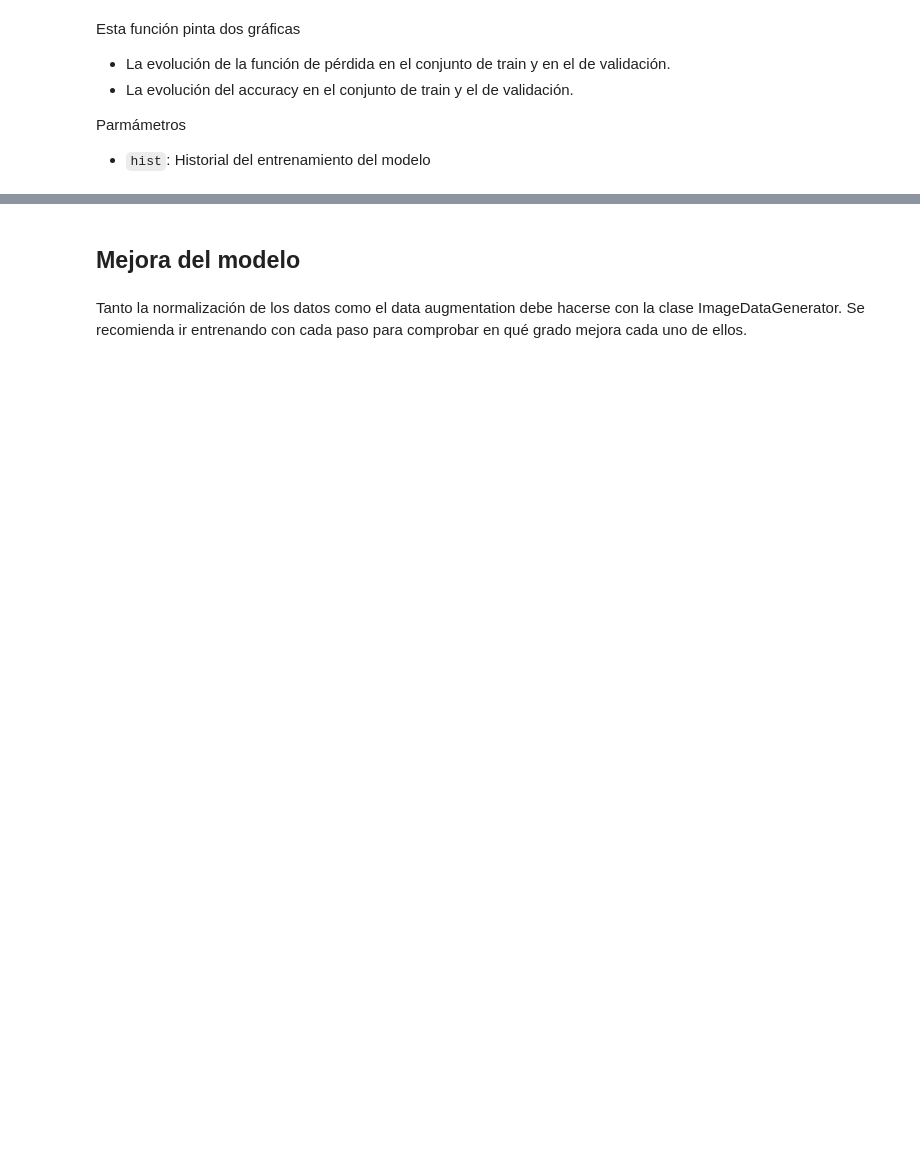
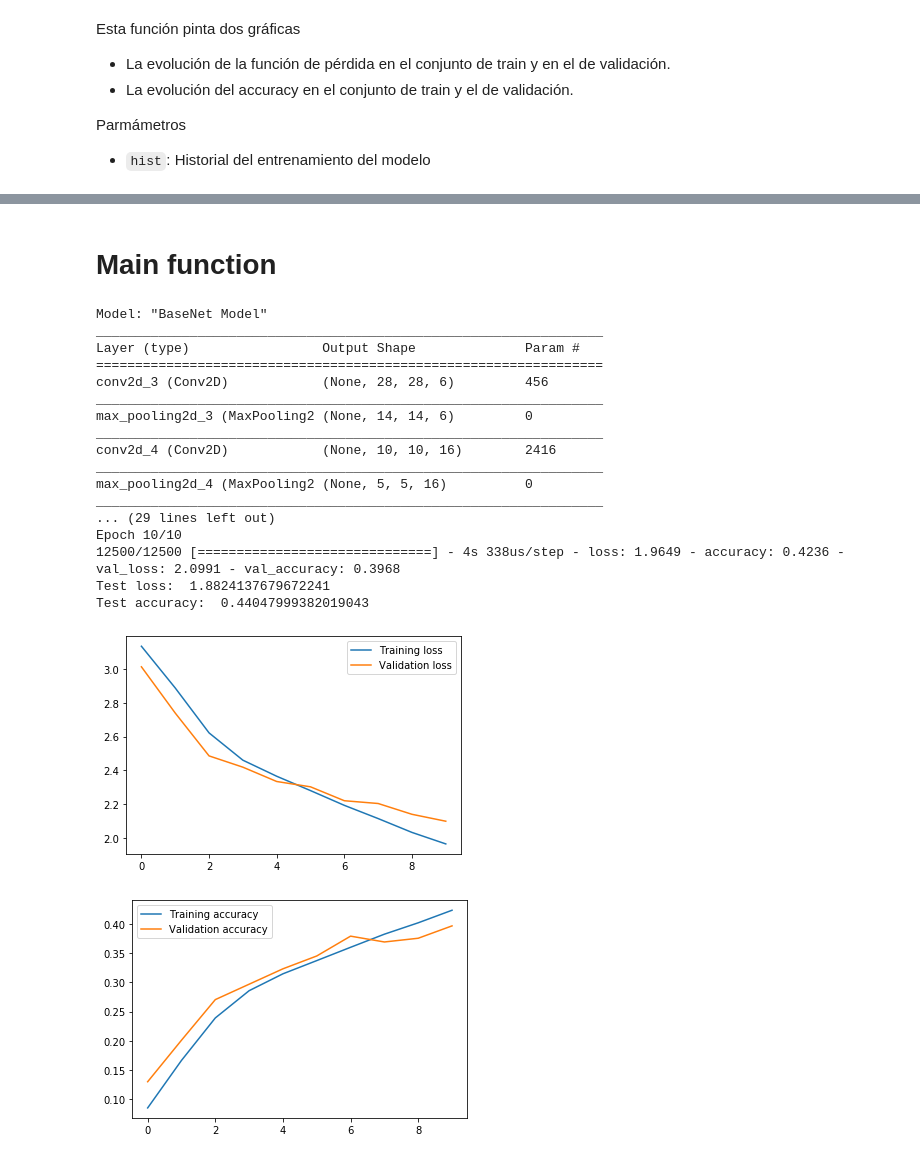
Before and after one commit to Ludvins/DGIIM_VC, a Jupyter notebook: Practica 2/Cifar.ipynb, the cells around one changed output, grey strips where cells are left out. Drawn from its saved outputs; the diff is of its cells as text; code cells hidden in the pictures; blank space fills up the shorter version.

````diff
--- a/Practica 2/Cifar.ipynb
+++ b/Practica 2/Cifar.ipynb
@@ -75,0 +39,8 @@ Ambos en el formato de keras (matrices donde cada etiqueta ocupa una fila, con u
+# %%
+def train(model, batch_size, epochs, x_train, y_train, x_test, y_test):
+    history = model.fit(x_train, y_train,
+          batch_size=batch_size,
+          epochs=epochs,
+          verbose=1,
+          validation_data=(x_test, y_test))
+    return history
@@ -75,0 +49,5 @@ Ambos en el formato de keras (matrices donde cada etiqueta ocupa una fila, con u
+# %%
+def results(model, x_test, y_test):
+    score = model.evaluate(x_test, y_test, verbose=0)
+    print('Test loss: ', score[0])
+    print('Test accuracy: ', score[1])
@@ -89,7 +67,7 @@ Esta función pinta dos gráficas
 Parmámetros
 + ```hist```: Historial del entrenamiento del modelo
 # %%
-def mostrarEvolucion(hist):
+def showEvolution(hist):
     loss = hist.history['loss']
     val_loss = hist.history['val_loss']
     plt.plot(loss)
@@ -148,4 +133,14 @@ Configura el modelo para el entrenamiento. Parámetros:
 # %%
-model.compile(loss = keras.losses.categorical_crossentropy,
-              optimizer = SGD(lr = 0.01, decay = 1e-6, momentum=0.9, nesterov=True),
-              metrics = ['accuracy'])
+def ej1():
+    model = baseNetModel()
+    model.summary()
+    compile(model,
+        keras.losses.categorical_crossentropy,
+        SGD(lr = 0.01, decay = 1e-6, momentum=0.9, nesterov=True),
+        ['accuracy'])
+    data = loadCifrarData()
+    history = train(model, 128,
+          10,
+          *data)
+    results(model, *data[:2])
+    showEvolution(history)
@@ -197,5 +147,27 @@ Test accuracy: 0.4343999922275543
-# %% [markdown]
-## Mejora del modelo
-# %% [markdown]
-Tanto la normalización de los datos como el data augmentation debe hacerse con la clase ImageDataGenerator.
-Se recomienda ir entrenando con cada paso para comprobar en qué grado mejora cada uno de ellos.
+# %% [markdown]
+# Main function
+# %%
+def main():
+    ej1()
+
+main()
+# %% [output]
+Model: "BaseNet Model"
+_________________________________________________________________
+Layer (type)                 Output Shape              Param #
+=================================================================
+conv2d_3 (Conv2D)            (None, 28, 28, 6)         456
+_________________________________________________________________
+max_pooling2d_3 (MaxPooling2 (None, 14, 14, 6)         0
+_________________________________________________________________
+conv2d_4 (Conv2D)            (None, 10, 10, 16)        2416
+_________________________________________________________________
+max_pooling2d_4 (MaxPooling2 (None, 5, 5, 16)          0
+_________________________________________________________________
+... (29 lines left out)
+Epoch 10/10
+12500/12500 [==============================] - 4s 338us/step - loss: 1.9649 - accuracy: 0.4236 - val_loss: 2.0991 - val_accuracy: 0.3968
+Test loss:  1.8824137679672241
+Test accuracy:  0.44047999382019043
+[figure, added]
+[figure, added]
````
Also changed, not shown: parts of 35 cells of this notebook.
